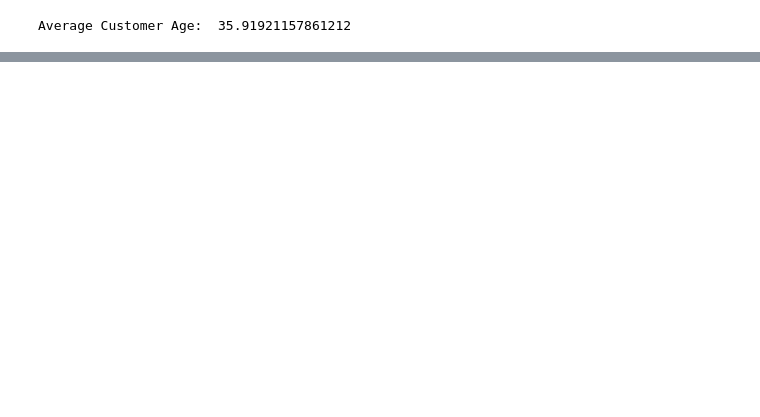
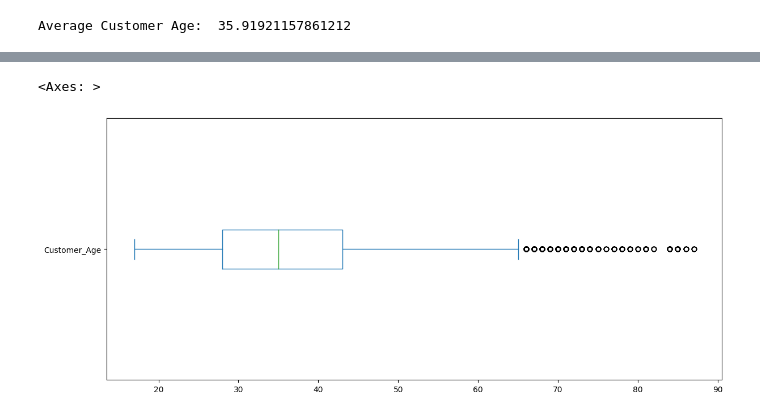
Before and after one commit to blazenkd/Test, a Jupyter notebook: Projects/FCC_Pandas_RLE/Exercise_1.ipynb, the cells around one changed output, grey strips where cells are left out. Drawn from its saved outputs; the diff is of its cells as text; code cells hidden in the pictures; blank space fills up the shorter version.

```diff
--- a/Projects/FCC_Pandas_RLE/Exercise_1.ipynb
+++ b/Projects/FCC_Pandas_RLE/Exercise_1.ipynb
@@ -50,0 +74,23 @@ Average Customer Age:  35.91921157861212
+# %%
+'''
+The code you provided is using the plot() function of a Pandas DataFrame to create a box plot of the Customer_Age column from the sales DataFrame.
+
+The plot() function is a powerful visualization tool in Pandas that allows you to create a variety of different plots,
+including line plots, bar plots, scatter plots, and more. In this case, the kind parameter is set to 'box',
+which indicates that a box plot should be created.
+
+The vert parameter is set to False, which specifies that the boxes should be drawn horizontally.
+If vert is set to True, the boxes would be drawn vertically.
+
+The figsize parameter specifies the size of the plot in inches.
+In this case, the plot will be 14 inches wide and 6 inches tall.
+
+Overall, this code is creating a box plot of the Customer_Age column from the sales DataFrame to visualize the distribution of customer ages.
+The resulting plot will show the median, quartiles, and outliers of the distribution and provide insights into the range and spread of the ages in the
+dataset.
+'''
+
+sales['Customer_Age'].plot(kind='box', vert=False, figsize=(14,6))
+# %% [output]
+<Axes: >
+[figure, added]
```
Also changed, not shown: parts of 3 cells of this notebook, 28 other files.
